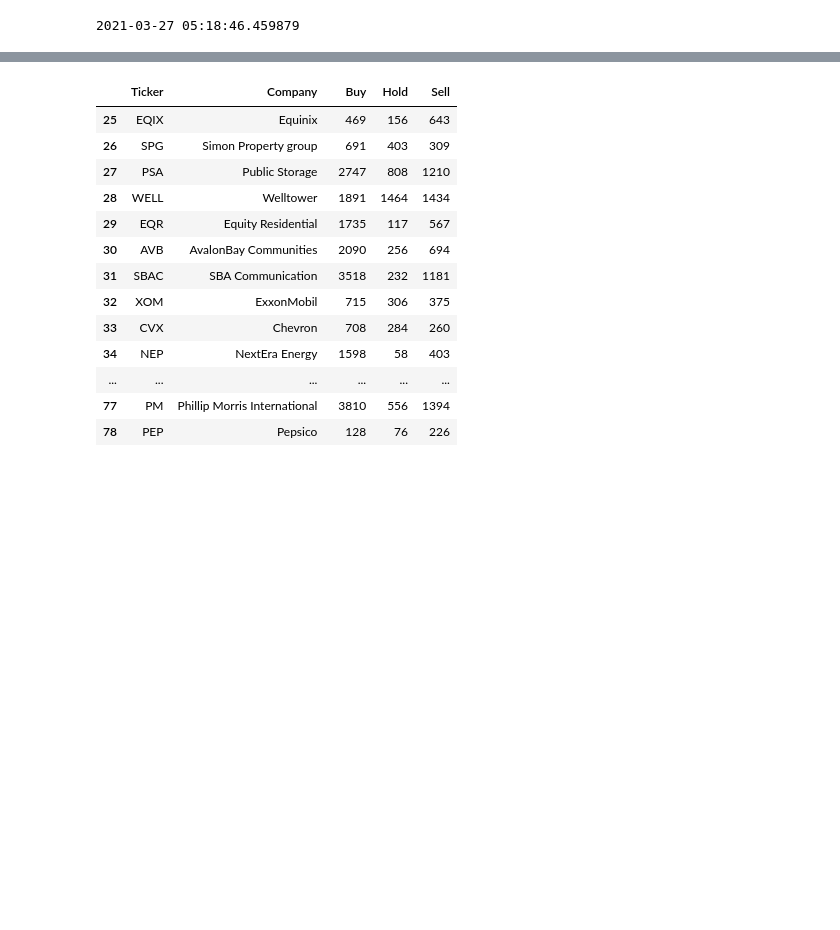
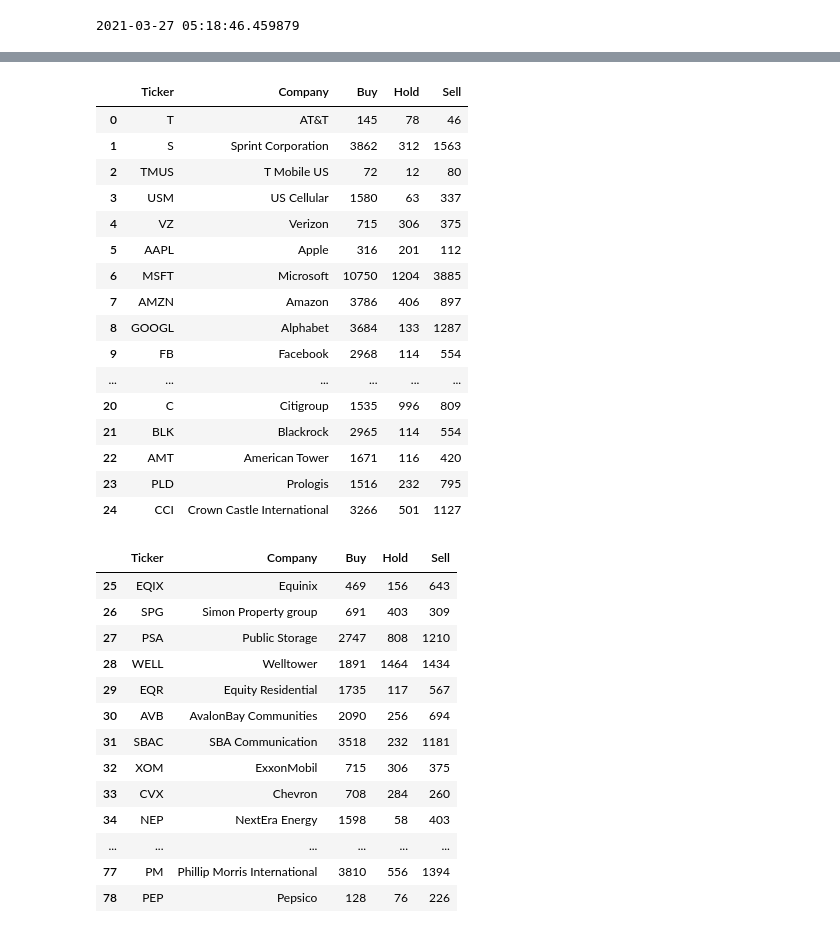
Before and after one commit to aakarshhh/AI_ML, a Jupyter notebook: Sent_Stock_Analysis.ipynb, the cells around one changed output, grey strips where cells are left out. Cells and saved outputs as stored; diff of their text form; code cells hidden in the pictures; blank space fills up the shorter version.

```diff
--- a/Sent_Stock_Analysis.ipynb
+++ b/Sent_Stock_Analysis.ipynb
@@ -143,3 +125,23 @@ See https://praw.readthedocs.io/en/latest/getting_started/multiple_instances.htm
+# %%
+ticker[:25]
+# %% [output]
+|  | Ticker | Company | Buy | Hold | Sell |
+| 0 | T | AT&T | 145 | 78 | 46 |
+| 1 | S | Sprint Corporation | 3862 | 312 | 1563 |
+| 2 | TMUS | T Mobile US | 72 | 12 | 80 |
+| 3 | USM | US Cellular | 1580 | 63 | 337 |
+| 4 | VZ | Verizon | 715 | 306 | 375 |
+| 5 | AAPL | Apple | 316 | 201 | 112 |
+| 6 | MSFT | Microsoft | 10750 | 1204 | 3885 |
+| 7 | AMZN | Amazon | 3786 | 406 | 897 |
+| 8 | GOOGL | Alphabet | 3684 | 133 | 1287 |
+| 9 | FB | Facebook | 2968 | 114 | 554 |
+| ... | ... | ... | ... | ... | ... |
+| 20 | C | Citigroup | 1535 | 996 | 809 |
+| 21 | BLK | Blackrock | 2965 | 114 | 554 |
+| 22 | AMT | American Tower | 1671 | 116 | 420 |
+| 23 | PLD | Prologis | 1516 | 232 | 795 |
+| 24 | CCI | Crown Castle International | 3266 | 501 | 1127 |
 # %%
 ticker[25:]
 # %% [output]
```
Also changed, not shown: parts of 1 cell of this notebook.
